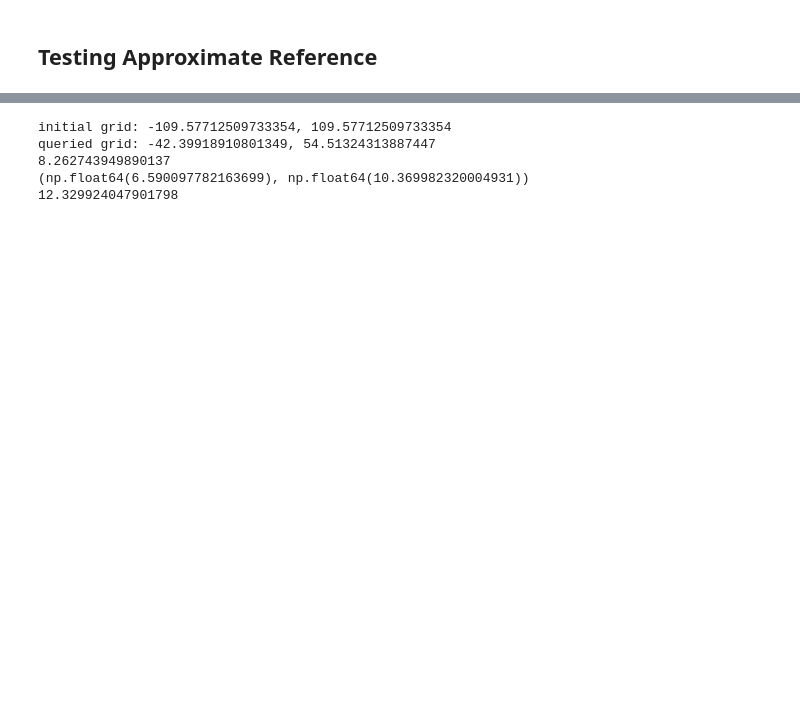
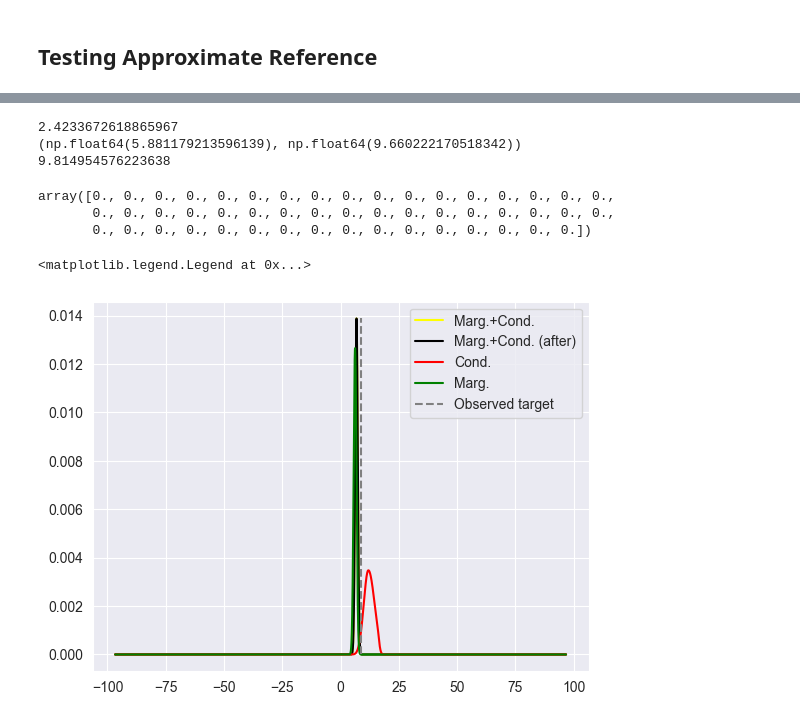
Before and after one commit to yiling-h/SI-CART, a Jupyter notebook: test_condl_node_inf.ipynb, the cells around one changed output, grey strips where cells are left out. Drawn from its saved outputs; the diff is of its cells as text; code cells hidden in the pictures; blank space fills up the shorter version.

Commit message:
Condl inf.

```diff
--- a/test_condl_node_inf.ipynb
+++ b/test_condl_node_inf.ipynb
@@ -1346,22 +1361,38 @@ draw_tree(reg_tree.root)
 t1 = time()
 (pval, dist, contrast, norm_contrast, obs_tar, logW, suff,
  sel_probs, ref_hat_layer, marginal) = (
-    reg_tree.condl_node_inference(node=reg_tree.terminal_nodes[1],
+            reg_tree.condl_node_inference(node=reg_tree.terminal_nodes[0],
                                   ngrid=10000,
                                   ncoarse=50,
                                   grid_w_const=10,
-                                  query_grid=True,
-                                  query_size=200,
-                                  reduced_dim=5,
-                                  sd=sd, use_cvxpy=False))
+                                  query_grid=False,
+                                  query_size=100,
+                                  reduced_dim=None,
+                                  sd=sd, use_cvxpy=False, correct_marginal=False))
 t2 = time()
 print(t2 - t1)
 print(dist.equal_tailed_interval(observed=norm_contrast.dot(y),
                                       alpha=0.1))
 print(norm_contrast.dot(mu))
 # %% [output]
-initial grid: -109.57712509733354, 109.57712509733354
-queried grid: -42.39918910801349, 54.51324313887447
-8.262743949890137
-(np.float64(6.590097782163699), np.float64(10.369982320004931))
-12.329924047901798
+2.4233672618865967
+(np.float64(5.881179213596139), np.float64(9.660222170518342))
+9.814954576223638
+# %%
+marginal- marginal_m
+# %% [output]
+array([0., 0., 0., 0., 0., 0., 0., 0., 0., 0., 0., 0., 0., 0., 0., 0., 0.,
+       0., 0., 0., 0., 0., 0., 0., 0., 0., 0., 0., 0., 0., 0., 0., 0., 0.,
+       0., 0., 0., 0., 0., 0., 0., 0., 0., 0., 0., 0., 0., 0., 0., 0.])
+# %%
+ngrid=10000
+eval_grid = np.linspace(dist._x[0], dist._x[-1], 50)
+approx_fn_marg = interp1d(eval_grid,
+                          marginal,
+                          kind='quadratic',
+                          bounds_error=False,
+                          fill_value='extrapolate')
+grid = dist_m._x
+marginal_approx = np.zeros((ngrid,))
+for g in range(ngrid):
+    marginal_approx[g] = approx_fn_marg(grid[g])
@@ -1367,0 +1408,14 @@ queried grid: -42.39918910801349, 54.51324313887447
+# %%
+# laplace + marginal, approximate together
+plt.plot(dist_m._x, normalize(np.exp(sel_probs_m)), color="yellow", label="Marg.+Cond.")
+plt.plot(dist._x, normalize(np.exp(sel_probs + marginal_approx)), color="black", label="Marg.+Cond. (after)")
+plt.plot(dist._x, normalize(np.exp(sel_probs)), color="red", label="Cond.")
+plt.plot(dist._x, normalize(np.exp(marginal_approx)), color="green", label="Marg.")
+#plt.plot(dist_m._x, normalize(np.exp(marginal)), color="green", label="Marg.")
+plt.vlines(obs_tar, ymin=0,
+           ymax=np.max(normalize(np.exp(sel_probs_m))),
+           linestyles='--', colors='grey', label="Observed target")
+plt.legend()
+# %% [output]
+<matplotlib.legend.Legend at 0x...>
+[figure, added]
```
Also changed, not shown: parts of 43 cells of this notebook, 24 other files.
